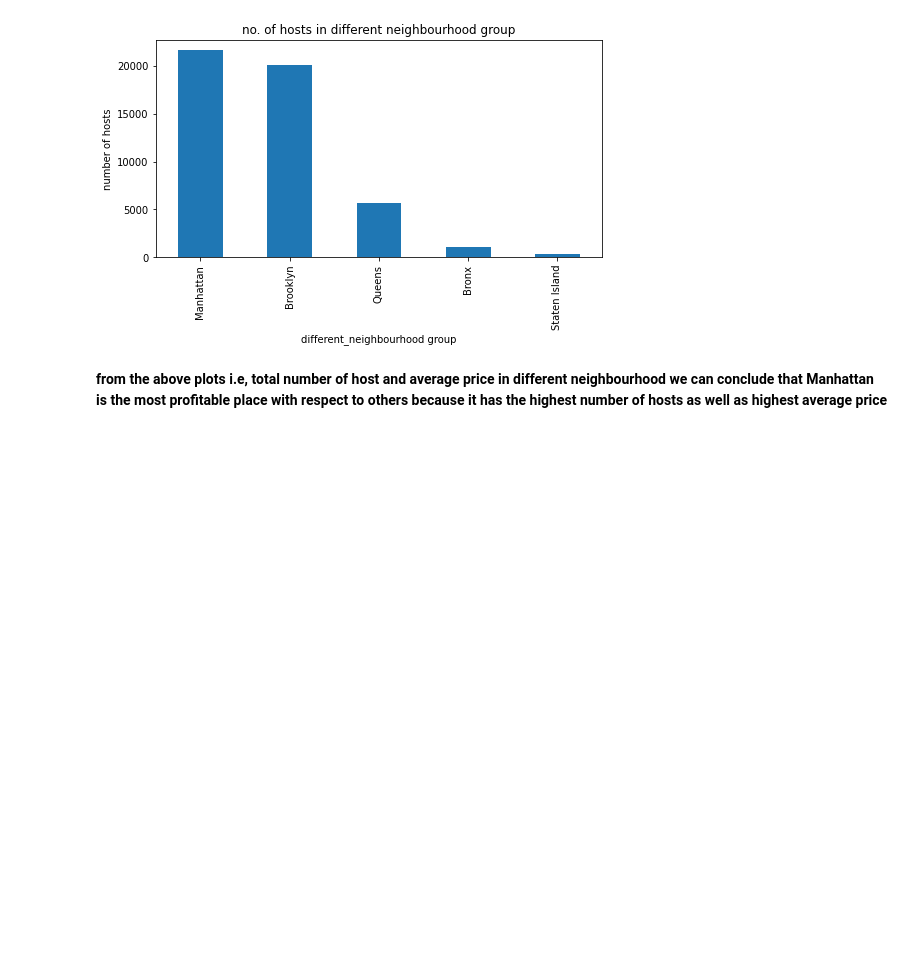
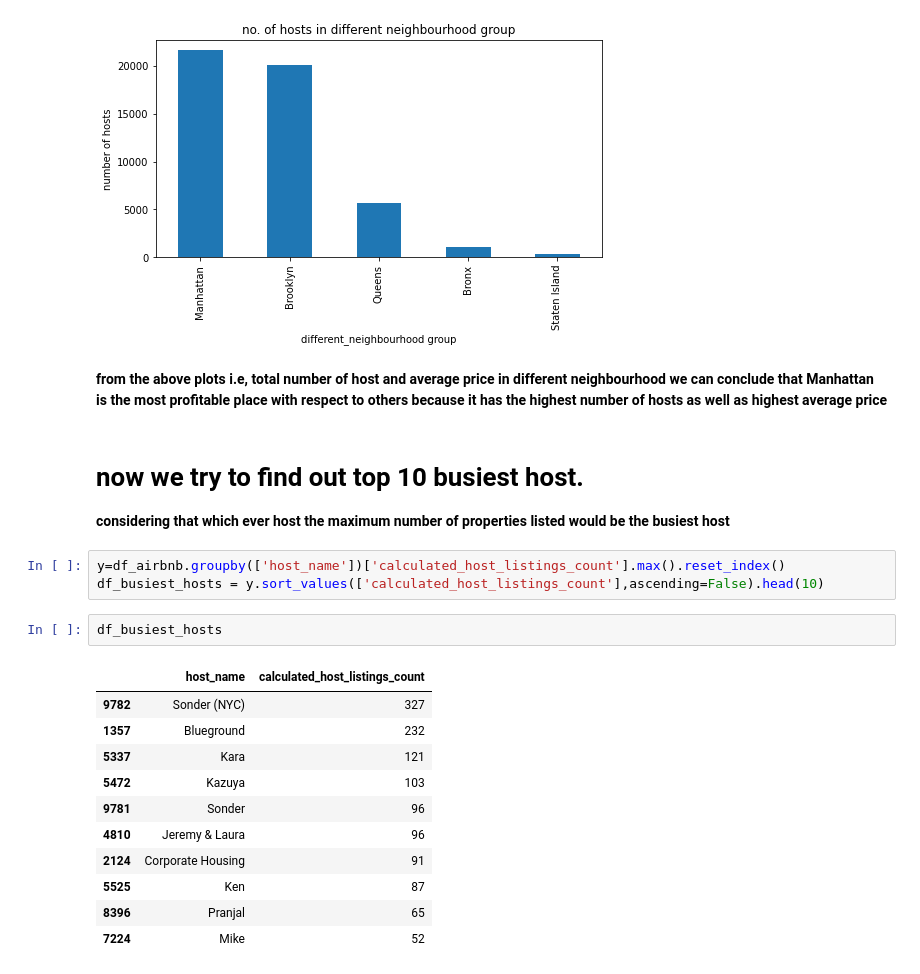
Before and after one commit to avanish04/EDA-on-airbnb, a Jupyter notebook: Copy_of_Airbnb_Bookings_Analysis_Capstone_Project.ipynb, the cells around one changed output. Cells and saved outputs as stored; diff of their text form; blank space fills up the shorter version.

```diff
--- a/Copy_of_Airbnb_Bookings_Analysis_Capstone_Project.ipynb
+++ b/Copy_of_Airbnb_Bookings_Analysis_Capstone_Project.ipynb
@@ -241,3 +256,23 @@ Text(0.5, 0, 'different_neighbourhood group')
 [figure]
 # %% [markdown]
 **from the above  plots i.e, total number of host and average price in different neighbourhood we can conclude that Manhattan is the most profitable place with respect to others because it has the highest number of hosts as well as highest average price**
+# %% [markdown]
+# now we try to find out top 10 busiest host.
+**considering that which ever host the maximum number of properties listed would be the busiest host**
+# %%
+y=df_airbnb.groupby(['host_name'])['calculated_host_listings_count'].max().reset_index()
+df_busiest_hosts = y.sort_values(['calculated_host_listings_count'],ascending=False).head(10)
+# %%
+df_busiest_hosts
+# %% [output]
+|  | host_name | calculated_host_listings_count |
+| 9782 | Sonder (NYC) | 327 |
+| 1357 | Blueground | 232 |
+| 5337 | Kara | 121 |
+| 5472 | Kazuya | 103 |
+| 9781 | Sonder | 96 |
+| 4810 | Jeremy & Laura | 96 |
+| 2124 | Corporate Housing | 91 |
+| 5525 | Ken | 87 |
+| 8396 | Pranjal | 65 |
+| 7224 | Mike | 52 |
```
Also changed, not shown: parts of 7 cells of this notebook.
